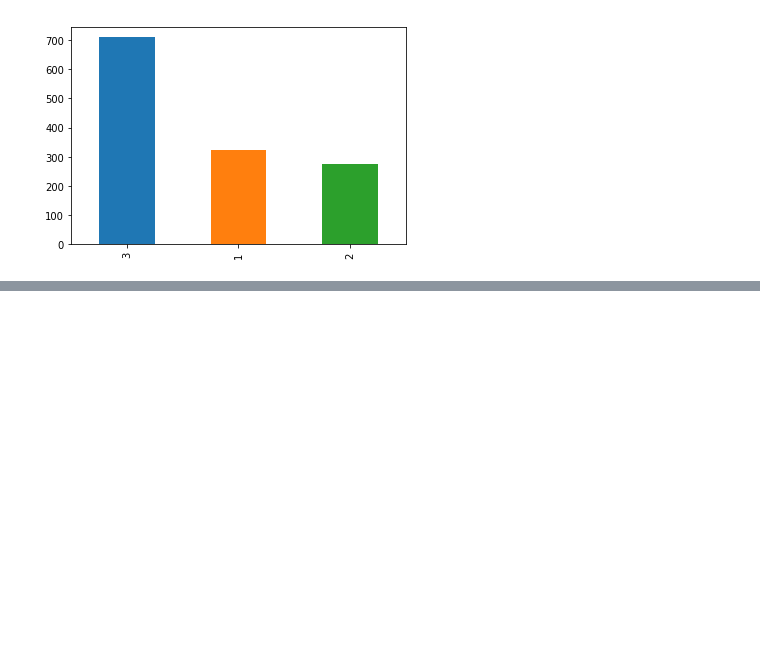
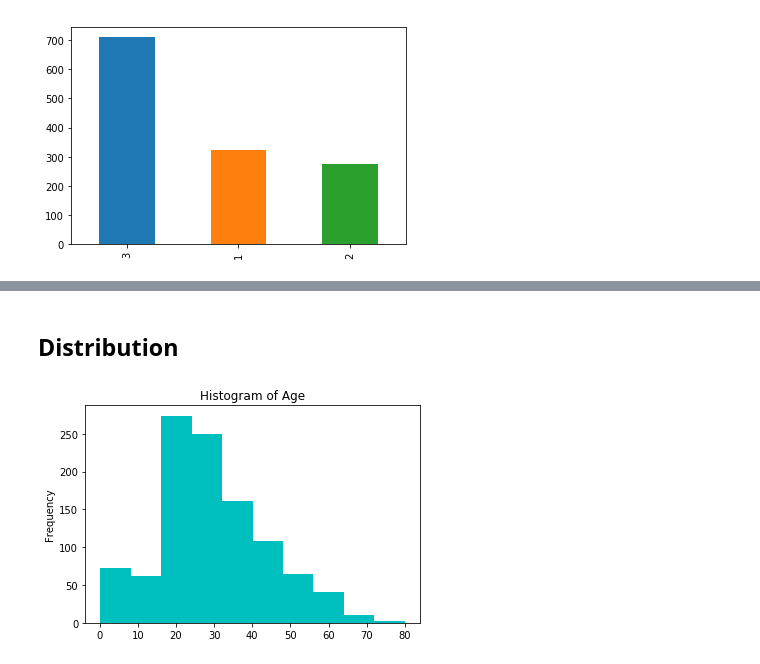
Before and after one commit to Rajritu28/Doing-Data-Science-with-Python, a Jupyter notebook: notebooks/exploring-processing-data.ipynb, the cells around one changed output, grey strips where cells are left out. Drawn from its saved outputs; the diff is of its cells as text; code cells hidden in the pictures; blank space fills up the shorter version.

```diff
--- a/notebooks/exploring-processing-data.ipynb
+++ b/notebooks/exploring-processing-data.ipynb
@@ -356 +356,8 @@ df.Pclass.value_counts().plot(kind='bar', rot=0,title='Class wise Passenger coun
 [figure]
+# %% [markdown]
+## Distribution
+# %%
+# Use hist to create histogram - plots frequency of variable selected
+df.Age.plot(kind='hist', title='Histogram of Age', color='c');
+# %% [output]
+[figure, added]
```
Also changed, not shown: parts of 123 cells of this notebook, 1 other file.
